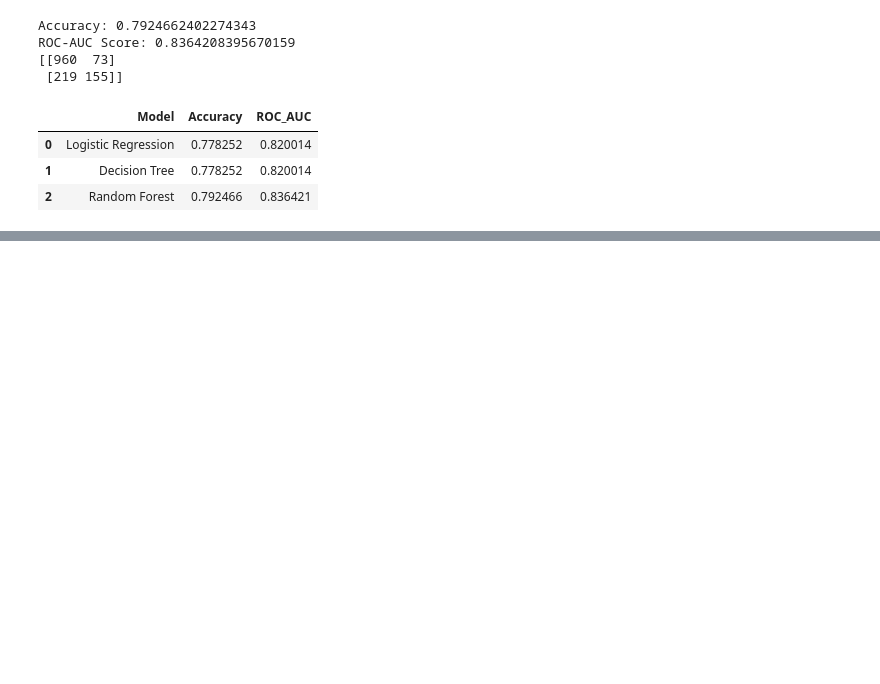
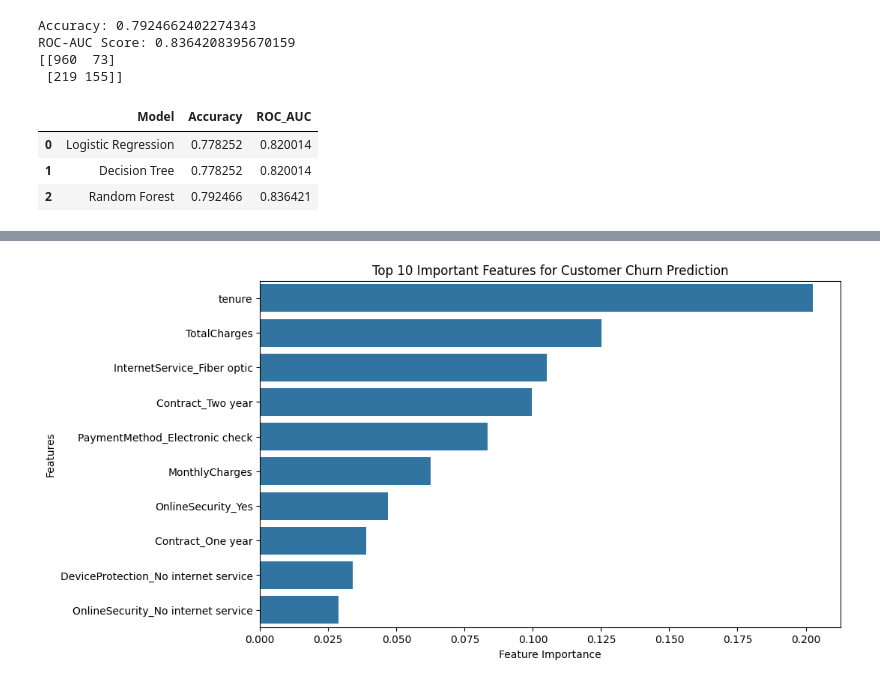
Before and after one commit to Sahithya610/customer-churn-prediction, a Jupyter notebook: notebooks/02_modeling.ipynb, the cells around one changed output, grey strips where cells are left out. Saved outputs shown, nothing was run; the diff lists cells and outputs as text; code cells hidden in the pictures; blank space fills up the shorter version.

```diff
--- a/notebooks/02_modeling.ipynb
+++ b/notebooks/02_modeling.ipynb
@@ -429,0 +432,21 @@ Therefore, Logistic Regression remains the preferred model due to:
+# %%
+import matplotlib.pyplot as plt
+import seaborn as sns
+
+importances = rf_model.feature_importances_
+
+feature_importance = pd.DataFrame({'Feature': x_train.columns, 'Importance': importances})
+
+feature_importance = feature_importance.sort_values(by='Importance', ascending=False)
+
+top_features = feature_importance.head(10)
+
+plt.figure(figsize=(10,6))
+sns.barplot(x='Importance', y='Feature', data=top_features)
+
+plt.title("Top 10 Important Features for Customer Churn Prediction")
+plt.xlabel("Feature Importance")
+plt.ylabel("Features")
+plt.show()
+# %% [output]
+[figure, added]
```
Also changed, not shown: parts of 10 cells of this notebook, 3 other files.
